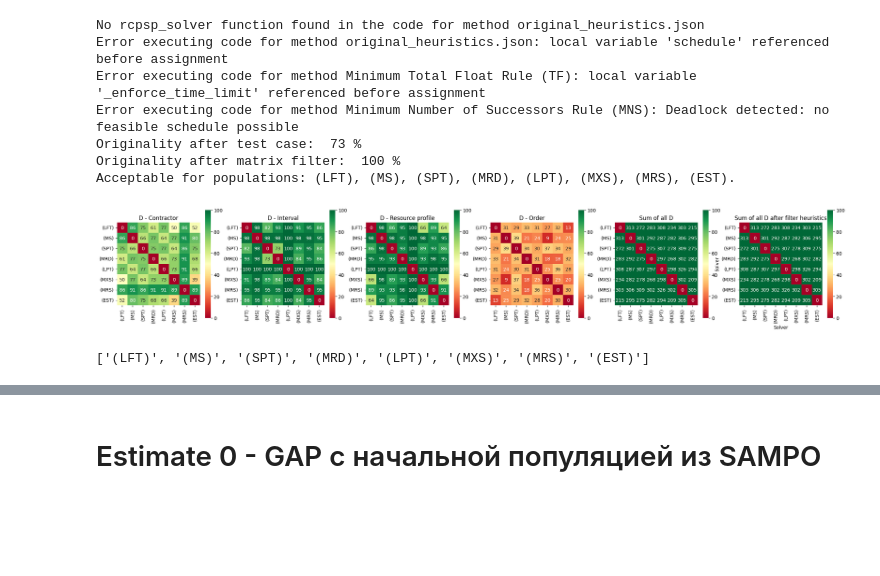
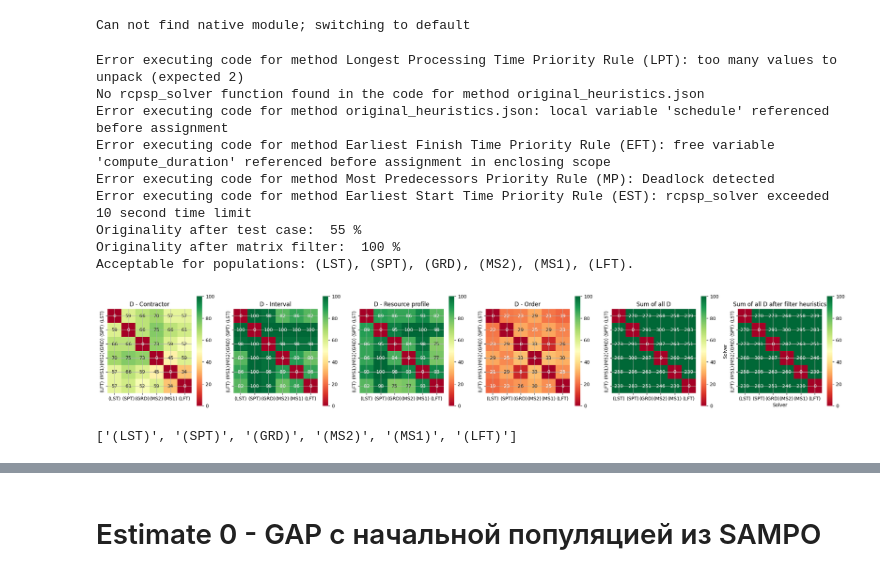
Before and after one commit to ku9efeld/DSL-and-RCPSP, a Jupyter notebook: 3_analyse_solvers.ipynb, the cells around one changed output, grey strips where cells are left out. Saved outputs shown, nothing was run; the diff lists cells and outputs as text; code cells hidden in the pictures; blank space fills up the shorter version.

Commit message:
Add more models and detect bug with Makespan

```diff
--- a/3_analyse_solvers.ipynb
+++ b/3_analyse_solvers.ipynb
@@ -9,10 +1,15 @@
 # %%
 import os
-from sampo.schemas.graph import WorkGraph
+import matplotlib.pyplot as plt
+
+
 from sampo_api import contractor
 from scripts.wg_converter import WorkGraphConverter, ProjectConverter
 from scripts.valid import run_heuristic, resource_profiles, check_feasibility
 from scripts.metrics import distance_matrices
+
+from sampo.schemas.graph import WorkGraph
+
 
 plt.rcParams['axes.grid'] = False
 
@@ -22,6 +19,8 @@ def read_file(path='wgs/small_synth', file='wg_9', contractors_N=5):
     conv = WorkGraphConverter()
     data = conv.convert(wg, contractors)['rcpsp_data']
     return data
+
+# def get_solve(files, base_path, data):
 
 def validate_structures(base_path):
     data = read_file()
@@ -33,6 +32,8 @@ def validate_structures(base_path):
             name = (file , file.split(' ')[-1])
         except:
             continue
+        if schedule is None or job_usage is None or resource_usage is None:
+            continue
         if not check_feasibility(schedule, job_usage, resource_usage, data):
             continue
         resource_profile = resource_profiles(schedule, resource_usage)
@@ -42,6 +43,8 @@ def validate_structures(base_path):
     heuristics, D_contractor, D_interval, D_resource, D_order = distance_matrices(res)
     D_total = D_contractor + D_interval + D_resource + D_order
     return heuristics, D_contractor, D_interval, D_resource, D_order, D_total
+# %% [output]
+Can not find native module; switching to default
 # %%
 from scripts.valid import *
 from collections import defaultdict
@@ -91,43 +94,45 @@ def estimate_algorithms(D_total, solvers):
     for i, s in enumerate(solvers):
         if i in original_idx:
             original_heuristics.append(s)
 
     print (f'Originality after matrix filter:  {round( len(original_heuristics) * 100 / len(solvers) )} %')
     print('Acceptable for populations: ' + ', '.join(original_heuristics) +'.')
     return original_idx, original_heuristics
 
 
 # deepseek_reasoner_control
 # Папка для проверок сгенерированных скриптов и сэмпл (проект для теста)
 # gpt_oss_120b, deepseek_reasoner, deepseek_chat
-base_path = 'Heuristics/gpt_oss_120b'
+base_path = 'Heuristics/claude_haiku_4.5'
 heuristics, D_contractor, D_interval, D_resource, D_order, D_total = validate_structures(base_path)
 idx, original_heuristics = estimate_algorithms(D_total, heuristics)
 
 metrics = (D_contractor, D_interval, D_resource, D_order,
    D_total, D_total[list(idx)][:, list(idx)])
 
 _, axes = plt.subplots(ncols=6, nrows=1, figsize = (28,14) )
 
 plot_heatmap(axes, metrics, heuristics, original_heuristics)
 
 save_filter(base_path, original_heuristics)
 
 # for ax_row in axes: # TODO: nrows > 1
 #     plot_heatmap(ax_row, metrics, heuristics, original_heuristics)
 # %% [output]
+Error executing code for method Longest Processing Time Priority Rule (LPT): too many values to unpack (expected 2)
 No rcpsp_solver function found in the code for method original_heuristics.json
 Error executing code for method original_heuristics.json: local variable 'schedule' referenced before assignment
-Error executing code for method Minimum Total Float Rule (TF): local variable '_enforce_time_limit' referenced before assignment
-Error executing code for method Minimum Number of Successors Rule (MNS): Deadlock detected: no feasible schedule possible
-Originality after test case:  73 %
+Error executing code for method Earliest Finish Time Priority Rule (EFT): free variable 'compute_duration' referenced before assignment in enclosing scope
+Error executing code for method Most Predecessors Priority Rule (MP): Deadlock detected
+Error executing code for method Earliest Start Time Priority Rule (EST): rcpsp_solver exceeded 10 second time limit
+Originality after test case:  55 %
 Originality after matrix filter:  100 %
-Acceptable for populations: (LFT), (MS), (SPT), (MRD), (LPT), (MXS), (MRS), (EST).
+Acceptable for populations: (LST), (SPT), (GRD), (MS2), (MS1), (LFT).
-[figure, old version]
+[figure, new version]
 # %%
 original_heuristics
 # %% [output]
-['(LFT)', '(MS)', '(SPT)', '(MRD)', '(LPT)', '(MXS)', '(MRS)', '(EST)']
+['(LST)', '(SPT)', '(GRD)', '(MS2)', '(MS1)', '(LFT)']
 # %%
 # def validate_structures(base_path):
 #     data = read_file()
```
Also changed, not shown: parts of 18 cells of this notebook, 55 other files.
